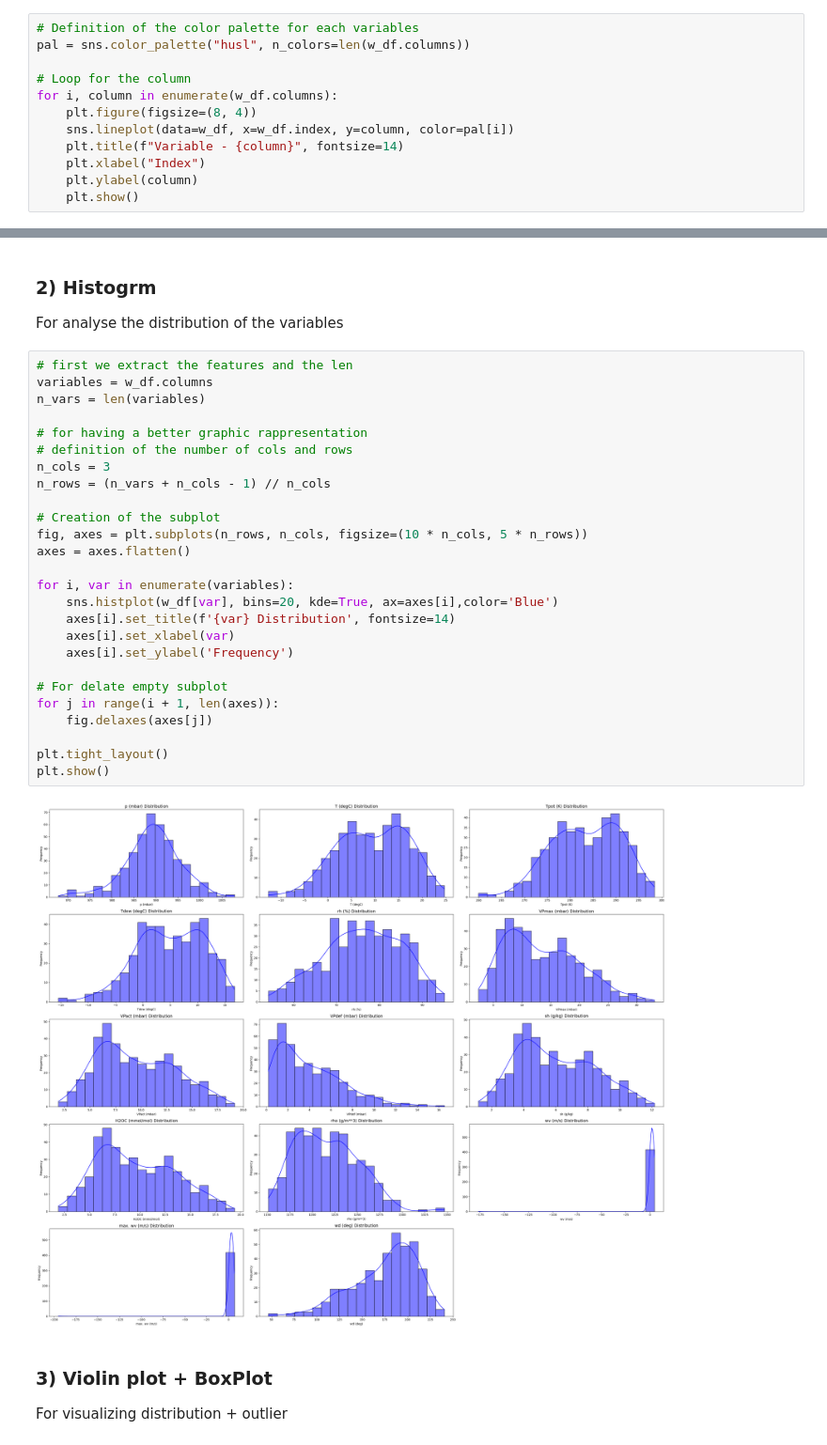
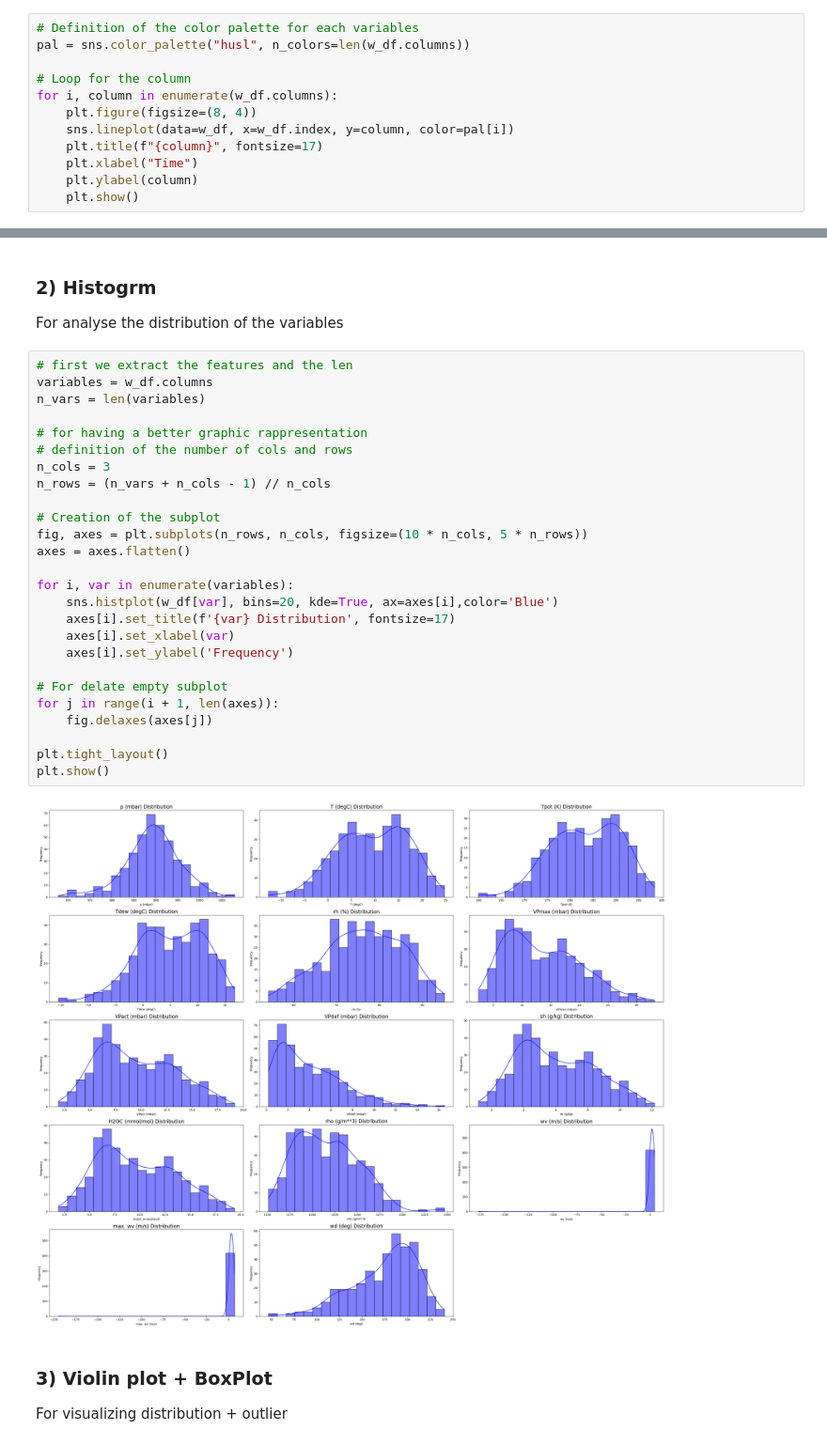
Before and after one commit to alelovo/StatisticalModels_project, a Jupyter notebook: EDA.ipynb, the cells around one changed output, grey strips where cells are left out. Shown: that part at 94% size. Saved outputs shown, nothing was run; the diff lists cells and outputs as text.

```diff
--- a/EDA.ipynb
+++ b/EDA.ipynb
@@ -83,8 +83,8 @@ pal = sns.color_palette("husl", n_colors=len(w_df.columns))
 for i, column in enumerate(w_df.columns):
     plt.figure(figsize=(8, 4))
     sns.lineplot(data=w_df, x=w_df.index, y=column, color=pal[i])
-    plt.title(f"Variable - {column}", fontsize=14)
-    plt.xlabel("Index")
+    plt.title(f"{column}", fontsize=17)
+    plt.xlabel("Time")
     plt.ylabel(column)
     plt.show()
 # %% [output]
@@ -113,31 +113,31 @@ For analyse the distribution of the variables
 # %%
 # first we extract the features and the len
 variables = w_df.columns
 n_vars = len(variables)
 
 # for having a better graphic rappresentation
 # definition of the number of cols and rows
 n_cols = 3
 n_rows = (n_vars + n_cols - 1) // n_cols
 
 # Creation of the subplot
 fig, axes = plt.subplots(n_rows, n_cols, figsize=(10 * n_cols, 5 * n_rows))
 axes = axes.flatten()
 
 for i, var in enumerate(variables):
     sns.histplot(w_df[var], bins=20, kde=True, ax=axes[i],color='Blue')
-    axes[i].set_title(f'{var} Distribution', fontsize=14)
+    axes[i].set_title(f'{var} Distribution', fontsize=17)
     axes[i].set_xlabel(var)
     axes[i].set_ylabel('Frequency')
 
 # For delate empty subplot
 for j in range(i + 1, len(axes)):
     fig.delaxes(axes[j])
 
 plt.tight_layout()
 plt.show()
 # %% [output]
-[figure, old version]
+[figure, new version]
 # %% [markdown]
 ### 3) Violin plot + BoxPlot
 
```
Also changed, not shown: parts of 13 cells of this notebook, 4 other files.
